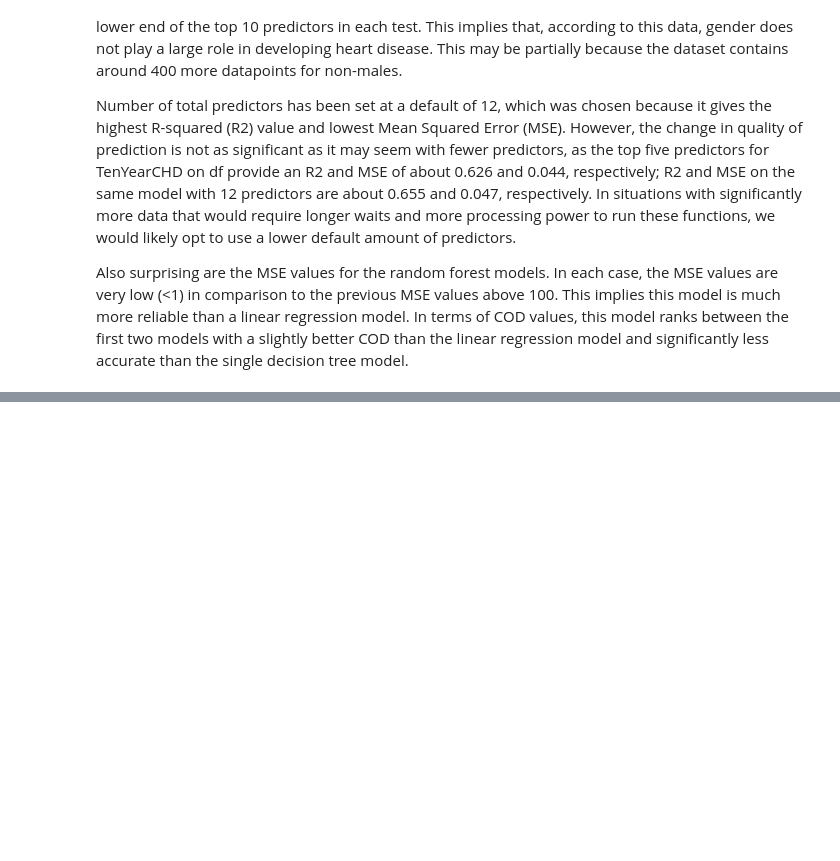
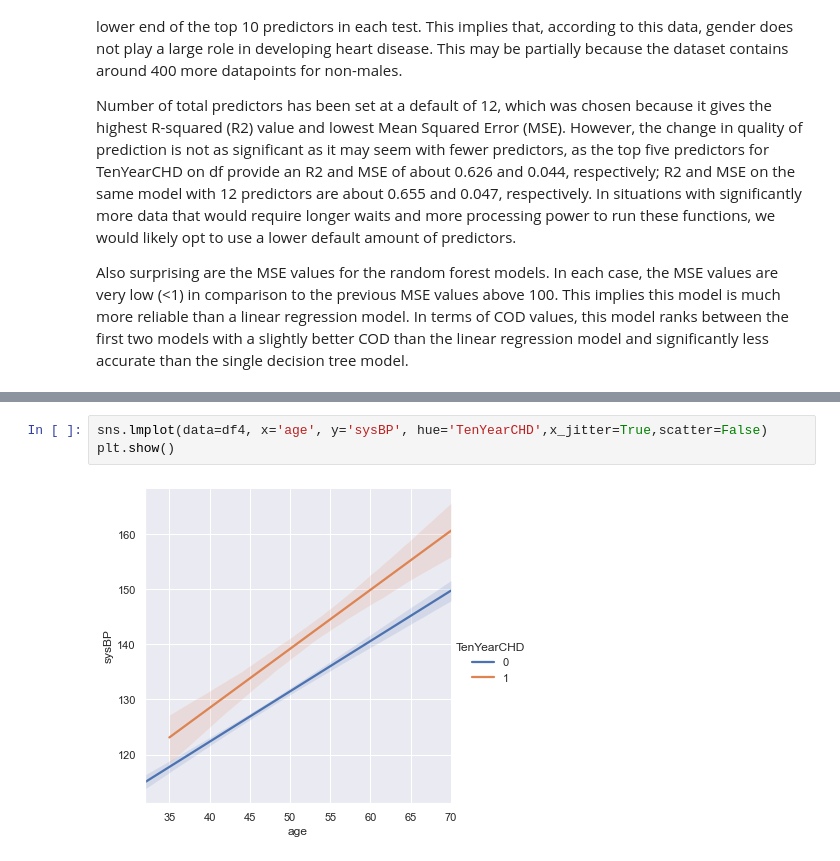
Before and after one commit to mitchell-montanio/ISDS7070_MachineLearningProject, a Jupyter notebook: Group1_ISDS7070_Deliverable3.ipynb, the cells around one changed output, grey strips where cells are left out. Saved outputs shown, nothing was run; the diff lists cells and outputs as text; blank space fills up the shorter version.

```diff
--- a/Group1_ISDS7070_Deliverable3.ipynb
+++ b/Group1_ISDS7070_Deliverable3.ipynb
@@ -321,0 +327,5 @@ Also surprising are the MSE values for the random forest models. In each case, t
+# %%
+sns.lmplot(data=df4, x='age', y='sysBP', hue='TenYearCHD',x_jitter=True,scatter=False)
+plt.show()
+# %% [output]
+[figure, added]
```
Also changed, not shown: parts of 3 cells of this notebook, 1 other file.
